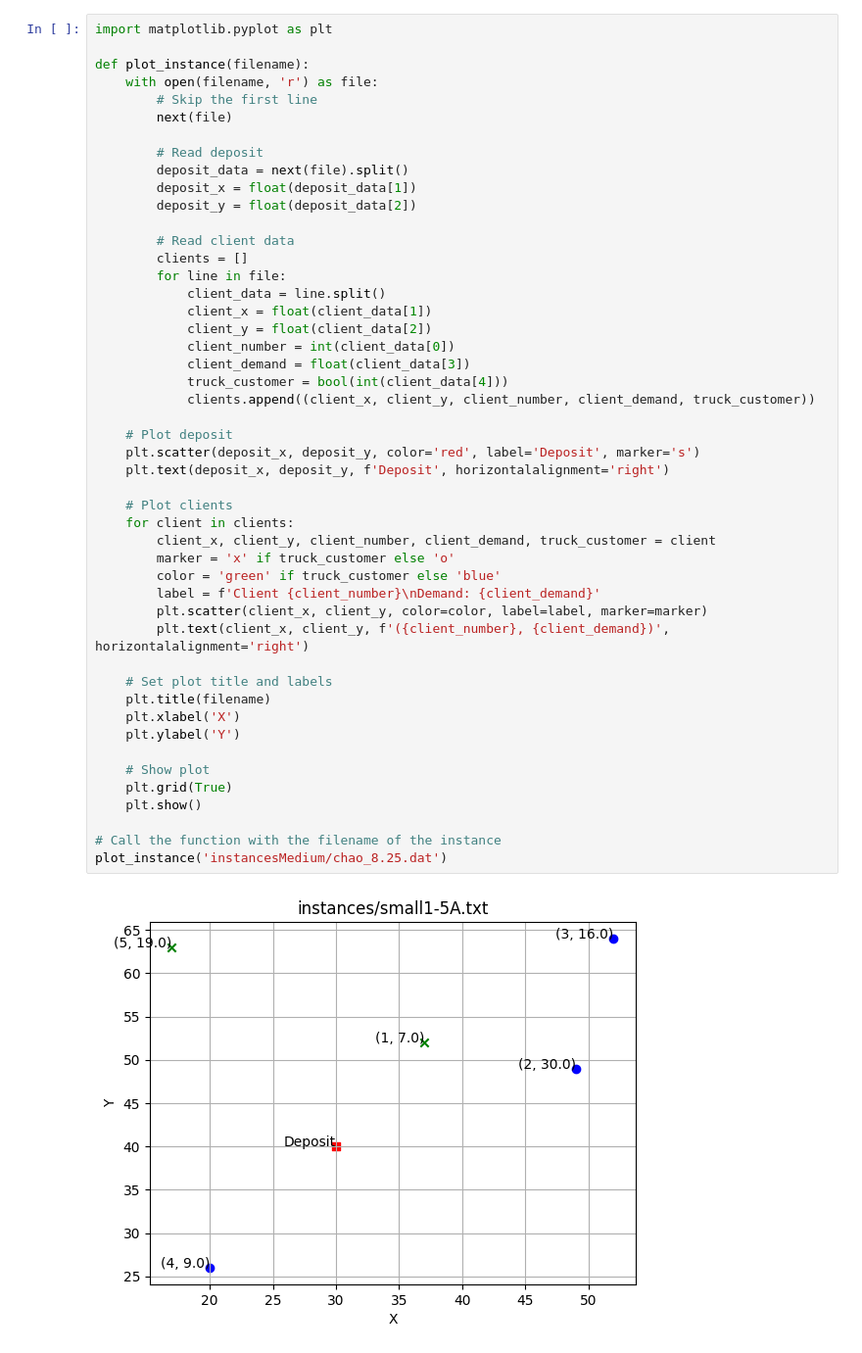
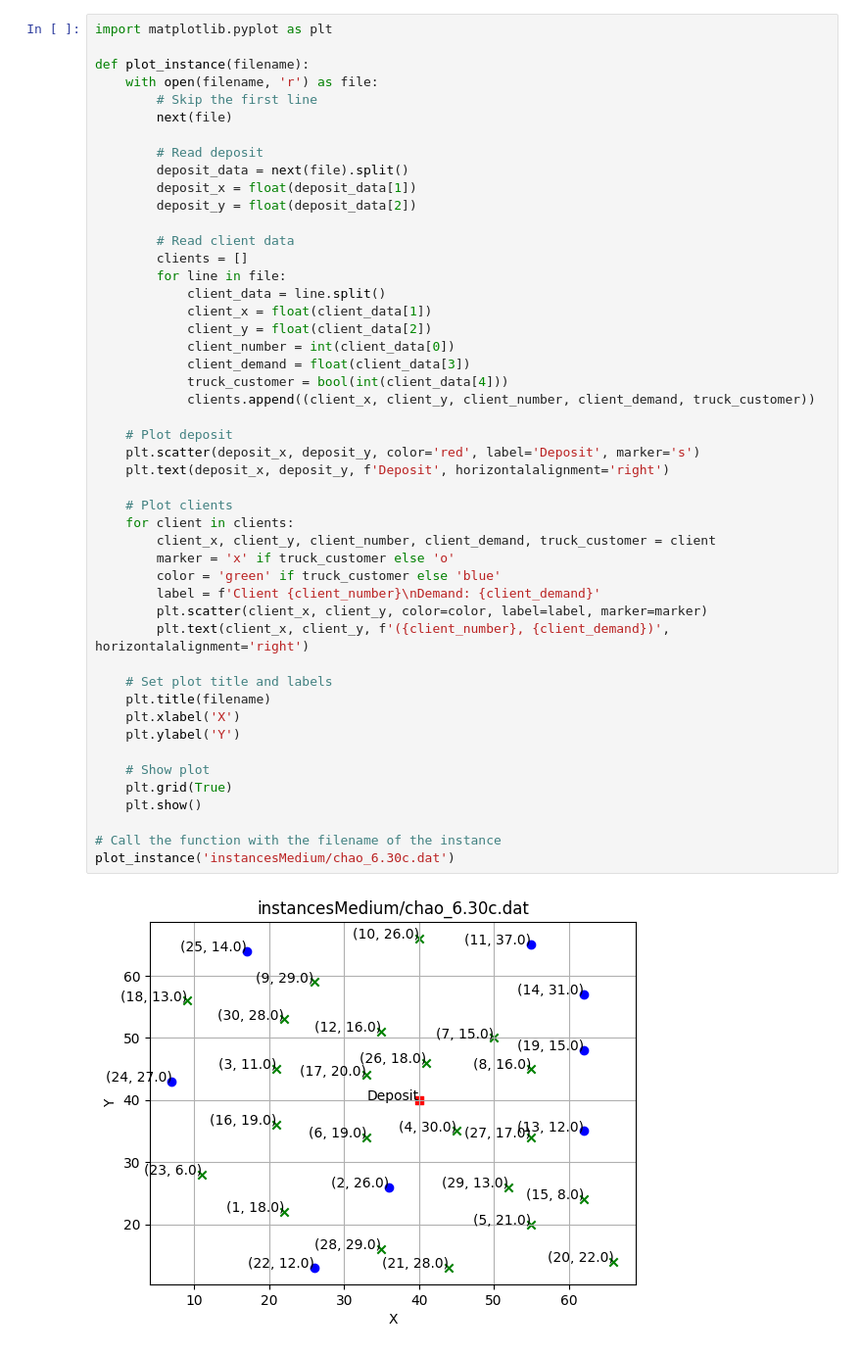
Before and after one commit to bryangonzalezr/Truck-and-trailer, a Jupyter notebook: graph.ipynb, the cells around one changed output. Shown: that part at 98% size. Saved outputs shown, nothing was run; the diff lists cells and outputs as text.

```diff
--- a/graph.ipynb
+++ b/graph.ipynb
@@ -19,32 +19,32 @@ def plot_instance(filename):
             client_y = float(client_data[2])
             client_number = int(client_data[0])
             client_demand = float(client_data[3])
             truck_customer = bool(int(client_data[4]))
             clients.append((client_x, client_y, client_number, client_demand, truck_customer))
 
     # Plot deposit
     plt.scatter(deposit_x, deposit_y, color='red', label='Deposit', marker='s')
     plt.text(deposit_x, deposit_y, f'Deposit', horizontalalignment='right')
 
     # Plot clients
     for client in clients:
         client_x, client_y, client_number, client_demand, truck_customer = client
         marker = 'x' if truck_customer else 'o'
         color = 'green' if truck_customer else 'blue'
         label = f'Client {client_number}\nDemand: {client_demand}'
         plt.scatter(client_x, client_y, color=color, label=label, marker=marker)
         plt.text(client_x, client_y, f'({client_number}, {client_demand})', horizontalalignment='right')
 
     # Set plot title and labels
     plt.title(filename)
     plt.xlabel('X')
     plt.ylabel('Y')
 
     # Show plot
     plt.grid(True)
     plt.show()
 
 # Call the function with the filename of the instance
-plot_instance('instancesMedium/chao_8.25.dat')
+plot_instance('instancesMedium/chao_6.30c.dat')
 # %% [output]
-[figure, old version]
+[figure, new version]
```
Also changed, not shown: 8 other files.
